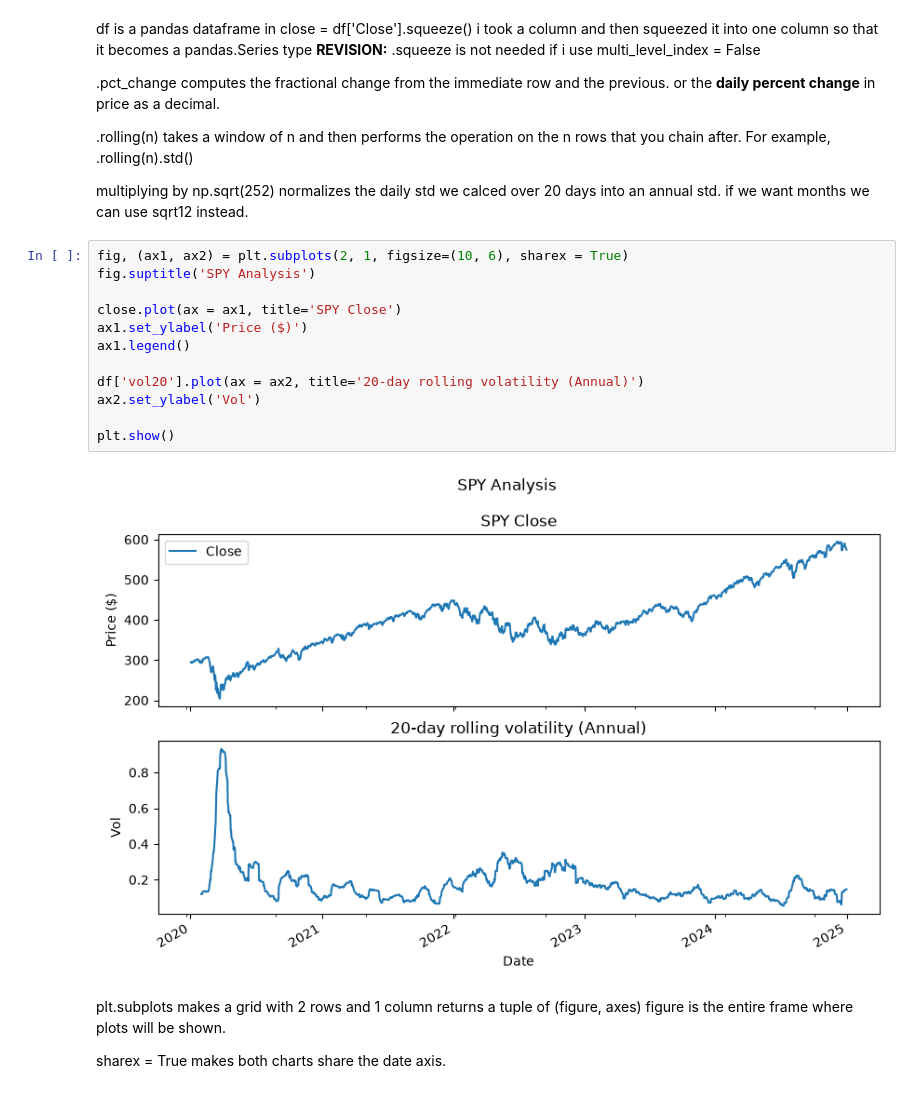
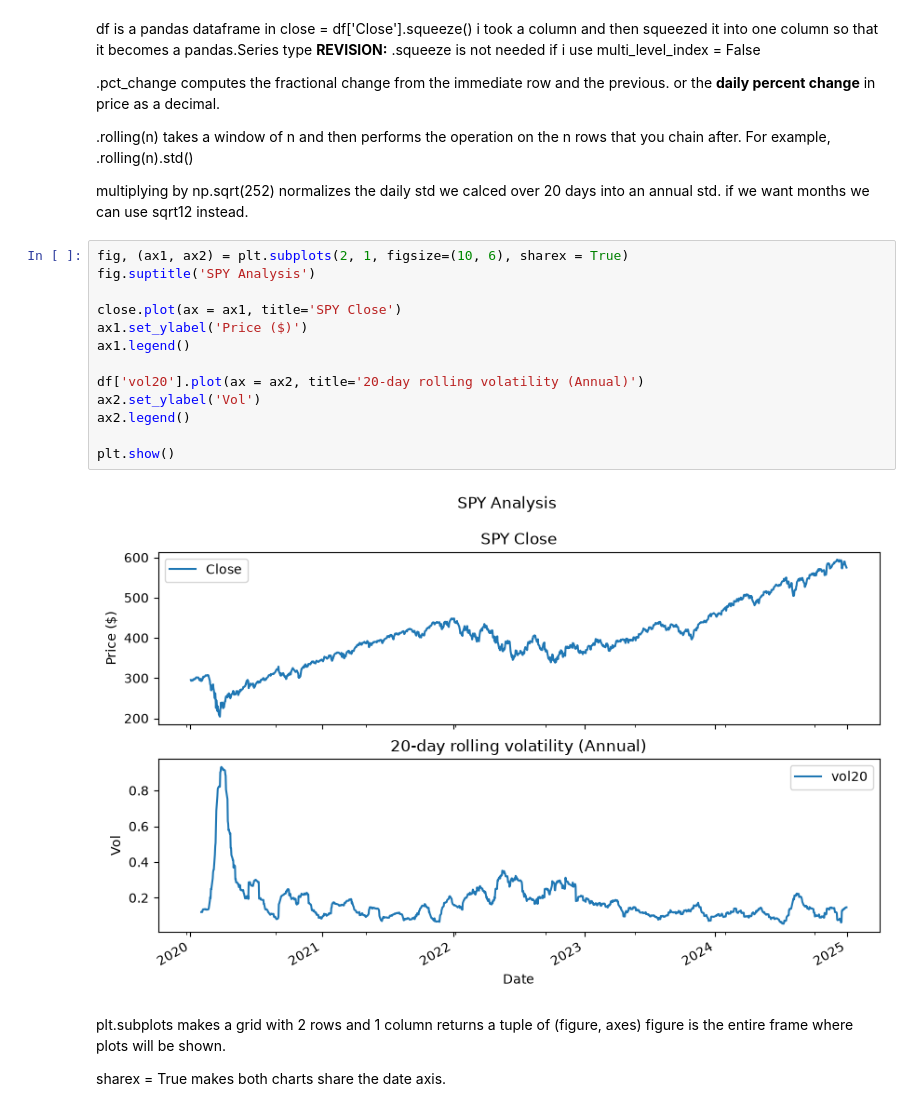
Before and after one commit to rmohanty521/StockReturnAnalyzer, a Jupyter notebook: 01_return_analyzer.ipynb, the cells around one changed output. Drawn from its saved outputs; the diff is of its cells as text.

```diff
--- a/01_return_analyzer.ipynb
+++ b/01_return_analyzer.ipynb
@@ -46,17 +42,18 @@ multiplying by np.sqrt(252) normalizes the daily std we calced over 20 days into
 # %%
 fig, (ax1, ax2) = plt.subplots(2, 1, figsize=(10, 6), sharex = True)
 fig.suptitle('SPY Analysis')
 
 close.plot(ax = ax1, title='SPY Close')
 ax1.set_ylabel('Price ($)')
 ax1.legend()
 
 df['vol20'].plot(ax = ax2, title='20-day rolling volatility (Annual)')
 ax2.set_ylabel('Vol')
+ax2.legend()
 
 plt.show()
 # %% [output]
-[figure, old version]
+[figure, new version]
 # %% [markdown]
 plt.subplots makes a grid with 2 rows and 1 column
 returns a tuple of (figure, axes)
```
Also changed, not shown: parts of 4 cells of this notebook, 1 other file.
